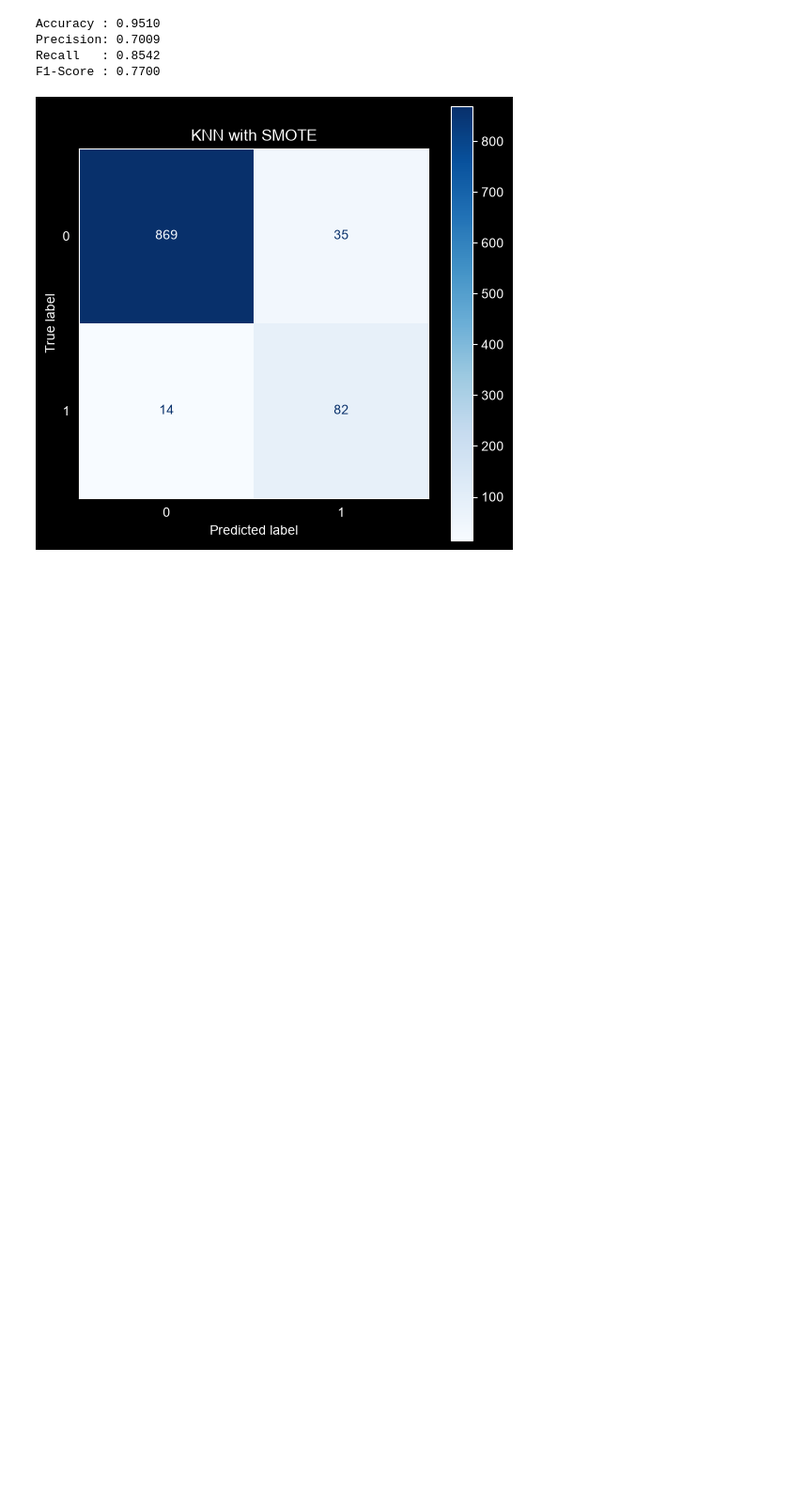
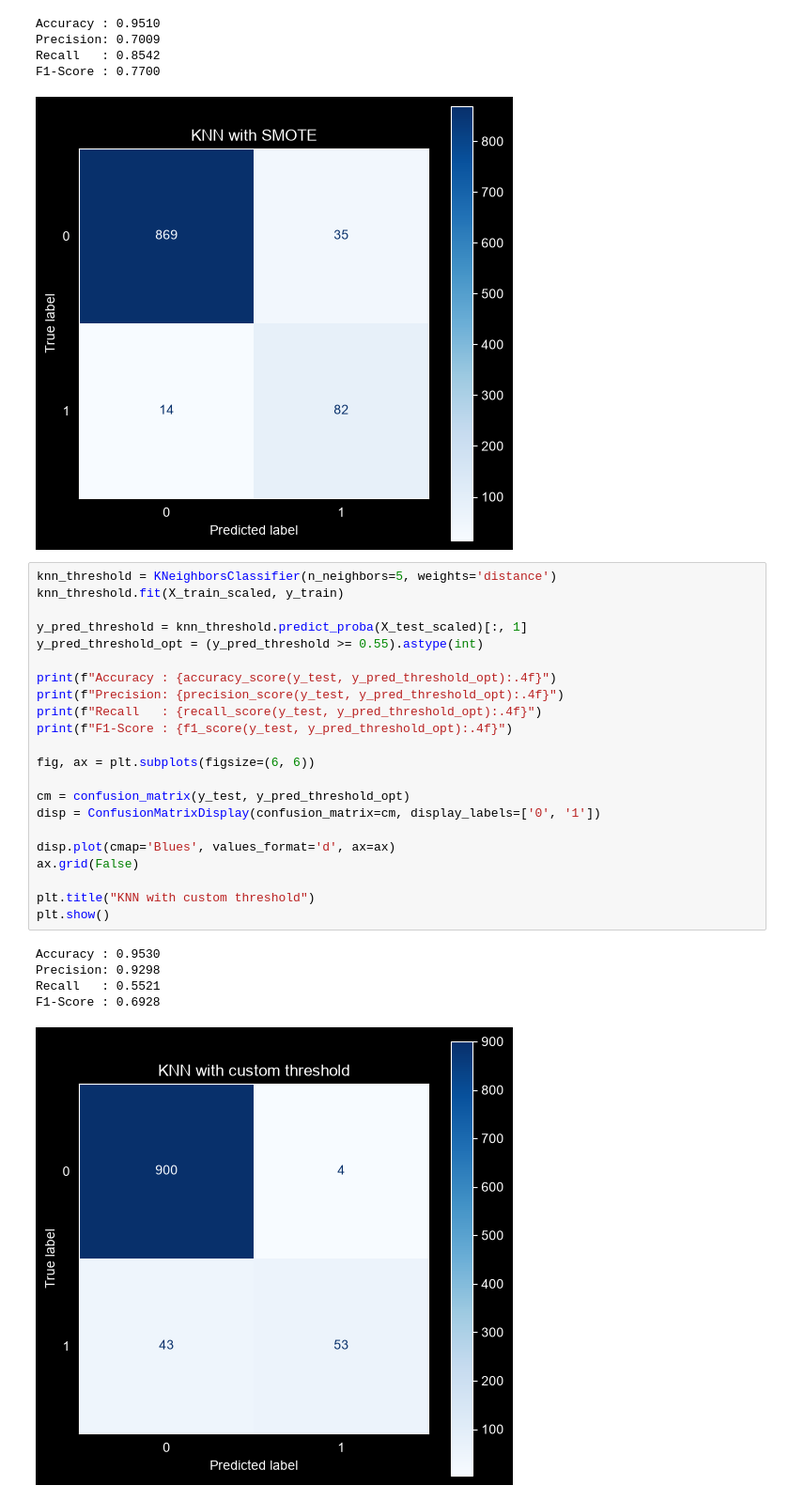
Before and after one commit to MHDadkhah172/MLDailyProject, a Jupyter notebook: 03_loan _modelling/notebooks/model_training.ipynb, the cells around one changed output. Shown at 94% size. Drawn from its saved outputs; the diff is of its cells as text; blank space fills up the shorter version.

Commit message:
find best threshold

```diff
--- a/03_loan _modelling/notebooks/model_training.ipynb
+++ b/03_loan _modelling/notebooks/model_training.ipynb
@@ -463,3 +445,31 @@ Precision: 0.7009
 Recall   : 0.8542
 F1-Score : 0.7700
 [figure]
+# %%
+knn_threshold = KNeighborsClassifier(n_neighbors=5, weights='distance')
+knn_threshold.fit(X_train_scaled, y_train)
+
+y_pred_threshold = knn_threshold.predict_proba(X_test_scaled)[:, 1]
+y_pred_threshold_opt = (y_pred_threshold >= 0.55).astype(int)
+
+print(f"Accuracy : {accuracy_score(y_test, y_pred_threshold_opt):.4f}")
+print(f"Precision: {precision_score(y_test, y_pred_threshold_opt):.4f}")
+print(f"Recall   : {recall_score(y_test, y_pred_threshold_opt):.4f}")
+print(f"F1-Score : {f1_score(y_test, y_pred_threshold_opt):.4f}")
+
+fig, ax = plt.subplots(figsize=(6, 6))
+
+cm = confusion_matrix(y_test, y_pred_threshold_opt)
+disp = ConfusionMatrixDisplay(confusion_matrix=cm, display_labels=['0', '1'])
+
+disp.plot(cmap='Blues', values_format='d', ax=ax)
+ax.grid(False)
+
+plt.title("KNN with custom threshold")
+plt.show()
+# %% [output]
+Accuracy : 0.9530
+Precision: 0.9298
+Recall   : 0.5521
+F1-Score : 0.6928
+[figure, added]
```
Also changed, not shown: parts of 9 cells of this notebook.
